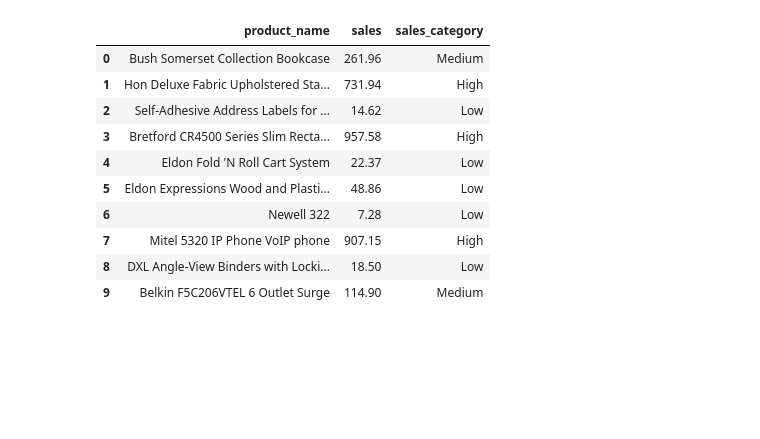
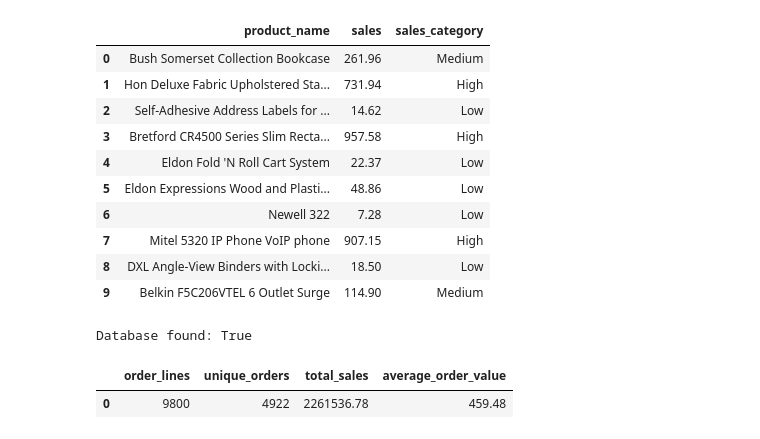
Before and after one commit to abdispython/retail-sales-analytics, a Jupyter notebook: notebooks/03_sql_setup.ipynb, the cells around one changed output. Saved outputs shown, nothing was run; the diff lists cells and outputs as text; code cells hidden in the pictures; blank space fills up the shorter version.

```diff
--- a/notebooks/03_sql_setup.ipynb
+++ b/notebooks/03_sql_setup.ipynb
@@ -576,3 +576,35 @@ pd.read_sql_query(case_when,connection)
 | 7 | Mitel 5320 IP Phone VoIP phone | 907.15 | High |
 | 8 | DXL Angle-View Binders with Locki... | 18.50 | Low |
 | 9 | Belkin F5C206VTEL 6 Outlet Surge | 114.90 | Medium |
+# %%
+
+print("Database found:", database_path.exists())
+# %% [output]
+Database found: True
+# %%
+
+# Connect to the existing database in read-only mode
+conn = sqlite3.connect(
+    database_path.resolve().as_uri() + "?mode=ro",
+    uri=True
+)
+
+query = """
+SELECT
+    COUNT(*) AS order_lines,
+    COUNT(DISTINCT order_id) AS unique_orders,
+    ROUND(SUM(sales), 2) AS total_sales,
+    ROUND(
+        SUM(sales) / NULLIF(COUNT(DISTINCT order_id), 0),
+        2
+    ) AS average_order_value
+FROM retail_sales;
+"""
+
+results = pd.read_sql_query(query, conn)
+conn.close()
+
+display(results)
+# %% [output]
+|  | order_lines | unique_orders | total_sales | average_order_value |
+| 0 | 9800 | 4922 | 2261536.78 | 459.48 |
```
Also changed, not shown: parts of 2 cells of this notebook.
